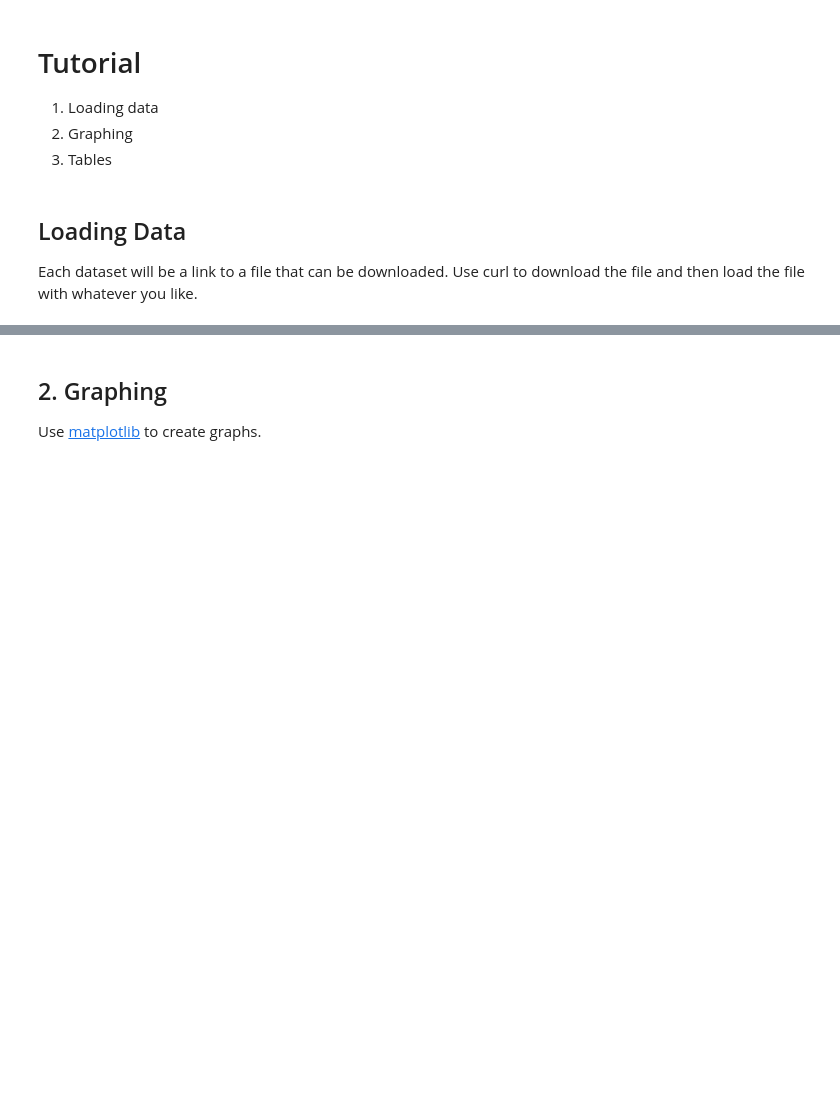
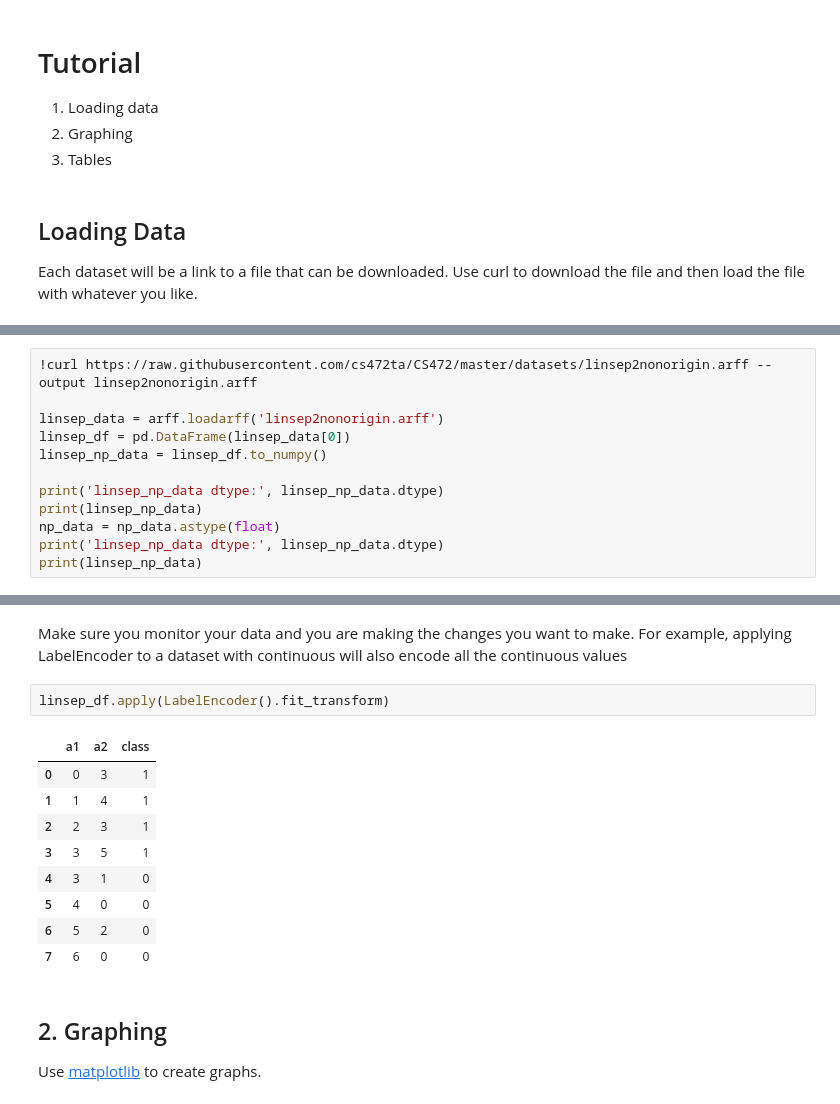
Before and after one commit to BYU-CS-472/CS472, a Jupyter notebook: CS472_Tutorial.ipynb, the cells around one changed output, grey strips where cells are left out. Cells and saved outputs as stored; diff of their text form; blank space fills up the shorter version.

```diff
--- a/CS472_Tutorial.ipynb
+++ b/CS472_Tutorial.ipynb
@@ -68,0 +87,12 @@ array([(b'n', b'y', b'y', b'n', b'n', b'y', b'y', b'y', b'y', b'n', b'y', b'n',
+# %%
+!curl https://raw.githubusercontent.com/cs472ta/CS472/master/datasets/linsep2nonorigin.arff --output linsep2nonorigin.arff
+
+linsep_data = arff.loadarff('linsep2nonorigin.arff')
+linsep_df = pd.DataFrame(linsep_data[0])
+linsep_np_data = linsep_df.to_numpy()
+
+print('linsep_np_data dtype:', linsep_np_data.dtype)
+print(linsep_np_data)
+np_data = np_data.astype(float)
+print('linsep_np_data dtype:', linsep_np_data.dtype)
+print(linsep_np_data)
@@ -69,3 +117,17 @@ array([(b'n', b'y', b'y', b'n', b'n', b'y', b'y', b'y', b'y', b'n', b'y', b'n',
+# %% [markdown]
+Make sure you monitor your data and you are making the changes you want to make. For example, applying LabelEncoder to a dataset with continuous will also encode all the continuous values
+# %%
+linsep_df.apply(LabelEncoder().fit_transform)
+# %% [output]
+|  | a1 | a2 | class |
+| 0 | 0 | 3 | 1 |
+| 1 | 1 | 4 | 1 |
+| 2 | 2 | 3 | 1 |
+| 3 | 3 | 5 | 1 |
+| 4 | 3 | 1 | 0 |
+| 5 | 4 | 0 | 0 |
+| 6 | 5 | 2 | 0 |
+| 7 | 6 | 0 | 0 |
 # %% [markdown]
 ## 2. Graphing
 
```
Also changed, not shown: parts of 27 cells of this notebook.
